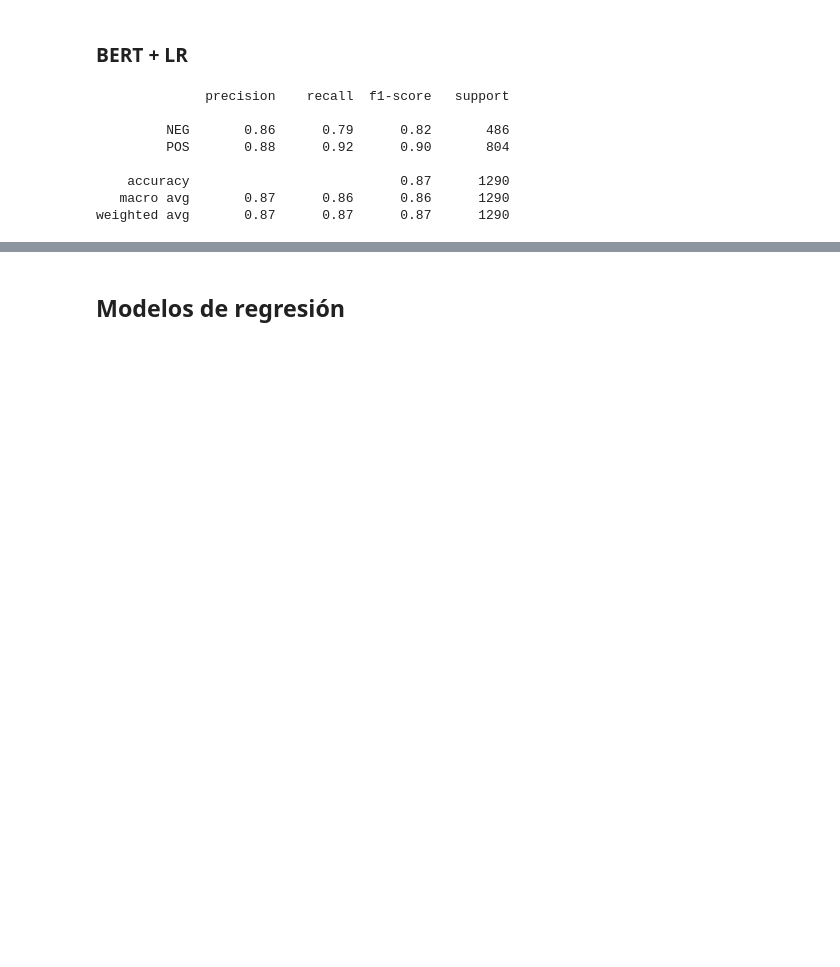
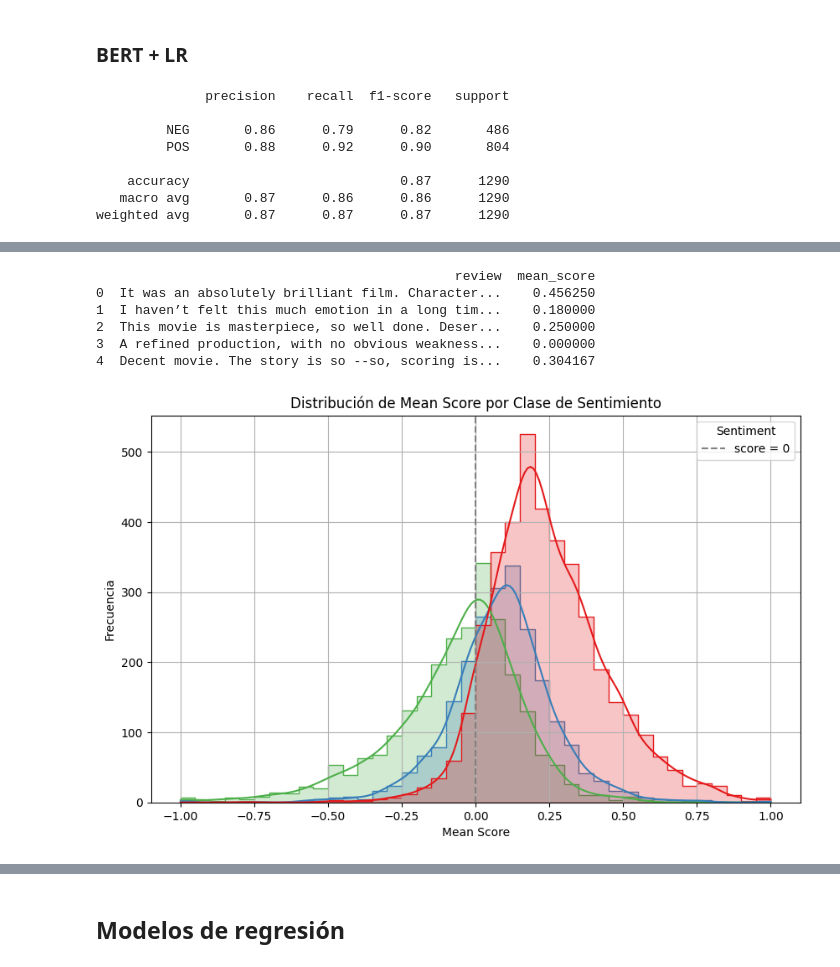
Before and after one commit to jugarbus/Proyecto_NLP, a Jupyter notebook: proyecto_NLP.ipynb, the cells around one changed output, grey strips where cells are left out. Saved outputs shown, nothing was run; the diff lists cells and outputs as text; code cells hidden in the pictures; blank space fills up the shorter version.

Commit message:
Añadir apartado de coherencia y resultados

```diff
--- a/proyecto_NLP.ipynb
+++ b/proyecto_NLP.ipynb
@@ -1079,0 +1084,2 @@ weighted avg       0.87      0.87      0.87      1290
+# %%
+df = pd.read_csv("data/df_final.csv")
@@ -1079,0 +1120,48 @@ weighted avg       0.87      0.87      0.87      1290
+# %%
+df_resultado = expand_reviews_with_sentiment(df)
+# %%
+# Calcular varianza de sentimientos
+mean_score = df_resultado.groupby("original_index")["sentiment_score"].agg(lambda x: x.mean())
+
+# Añadir al DataFrame original
+df['mean_score'] = df.index.map(mean_score)
+
+# Ver resultado
+print(df[['review', 'mean_score']].head())
+# %% [output]
+                                              review  mean_score
+0  It was an absolutely brilliant film. Character...    0.456250
+1  I haven’t felt this much emotion in a long tim...    0.180000
+2  This movie is masterpiece, so well done. Deser...    0.250000
+3  A refined production, with no obvious weakness...    0.000000
+4  Decent movie. The story is so --so, scoring is...    0.304167
+# %%
+# Crear figura
+plt.figure(figsize=(10, 6))
+
+# Histograma con KDE por clase
+sns.histplot(
+    data=df,
+    x="mean_score",
+    hue="sentiment",           # Colorear por clase
+    kde=True,                  # Línea de densidad
+    bins=40,
+    palette="Set1",
+    element="step",           # Tipo de barras
+    common_norm=False         # Normaliza cada clase por separado
+)
+
+# Añadir línea vertical en 0 como referencia
+plt.axvline(x=0, color='gray', linestyle='--', label='score = 0')
+
+# Etiquetas y título
+plt.title("Distribución de Mean Score por Clase de Sentimiento")
+plt.xlabel("Mean Score")
+plt.ylabel("Frecuencia")
+plt.legend(title='Sentiment')
+plt.grid(True)
+
+# Mostrar gráfico
+plt.show()
+# %% [output]
+[figure, added]
```
Also changed, not shown: parts of 15 cells of this notebook.
